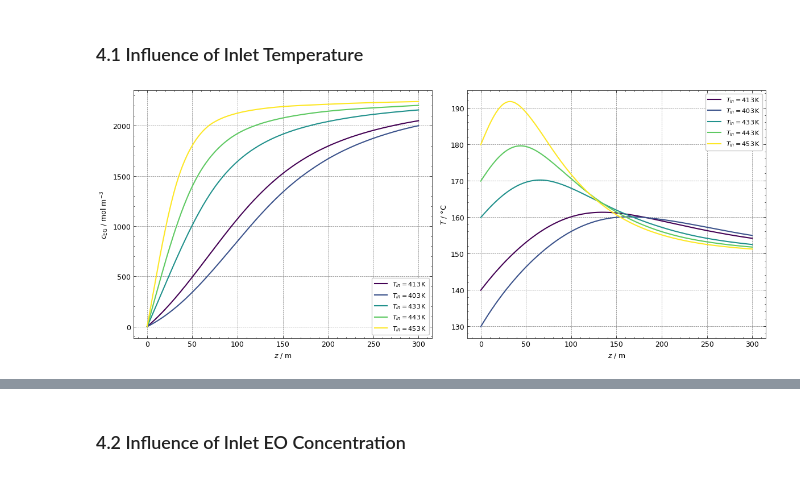
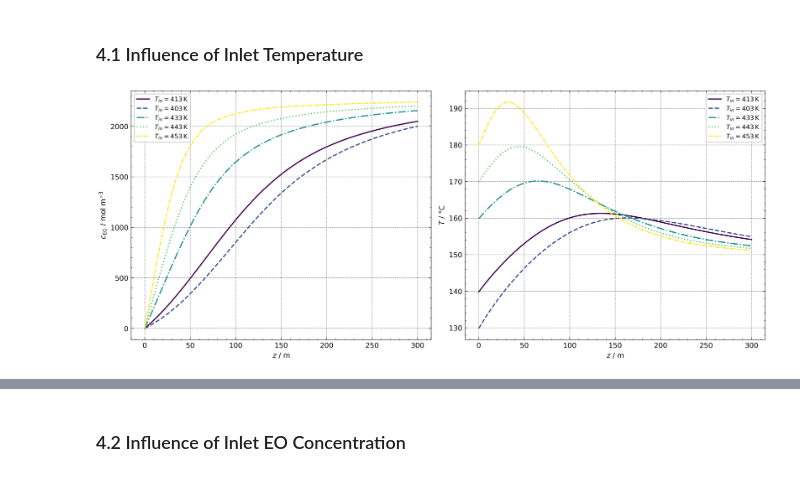
Before and after one commit to JulianStierstorfer/CRE3-Assignment-3, a Jupyter notebook: Assignment 3 Group 4.ipynb, the cells around one changed output, grey strips where cells are left out. Saved outputs shown, nothing was run; the diff lists cells and outputs as text; code cells hidden in the pictures.

```diff
--- a/Assignment 3 Group 4.ipynb
+++ b/Assignment 3 Group 4.ipynb
@@ -556,7 +557,7 @@ The conversion increases strongly in the first part of the reactor, where the re
 # Inlet temperature variation
 
 T_in_offsets = np.array([-10, -20, 10, 20, 30])  # K
-T_in_values = T_in + T_in_offsets                                          # K
+T_in_values = T_in + T_in_offsets                # K
 
 # Solve PFTR for all inlet temperatures
 
@@ -579,35 +580,37 @@ for T_in_current in T_in_values:
     )
 
     temperature_variation_results[T_in_current] = solution
 
+
 # Plot product concentration and temperature profiles
 
-fig, axes = plt.subplots(1, 2, figsize=(12, 5))
+fig, axes = plt.subplots(1, 2, figsize=(12, 5), dpi =500)
 
 colors = plt.cm.viridis(np.linspace(0, 1, len(T_in_values)))
+linestyles = ["-", "--", "-.", ":", (0, (3, 1, 1, 1))]
 
-for color, T_in_current in zip(colors, T_in_values):
+for color, linestyle, T_in_current in zip(colors, linestyles, T_in_values):
 
     solution = temperature_variation_results[T_in_current]
 
     z = solution.t              # axial reactor coordinate, m
     c_EG = solution.y[1]        # EG concentration, mol m^-3
     T = solution.y[2]           # temperature, K
 
     label = rf"$T_{{in}} = {T_in_current:.0f}\,\mathrm{{K}}$"
 
-    axes[0].plot(z, c_EG, label=label, color=color)
-    axes[1].plot(z, T - 273.15, label=label, color=color)
+    axes[0].plot(z, c_EG, label=label, color=color, linestyle=linestyle)
+    axes[1].plot(z, T - 273.15, label=label, color=color, linestyle=linestyle)
 
 axes[0].set_xlabel(r"$z$ / m")
 axes[0].set_ylabel(r"$c_{\mathrm{EG}}$ / mol m$^{-3}$")
 axes[0].legend(fontsize=8)
 
 axes[1].set_xlabel(r"$z$ / m")
 axes[1].set_ylabel(r"$T$ / °C")
 axes[1].legend(fontsize=8)
 
 plt.tight_layout()
 plt.show()
 # %% [output]
-[figure, old version]
+[figure, new version]
```
Also changed, not shown: parts of 5 cells of this notebook.
